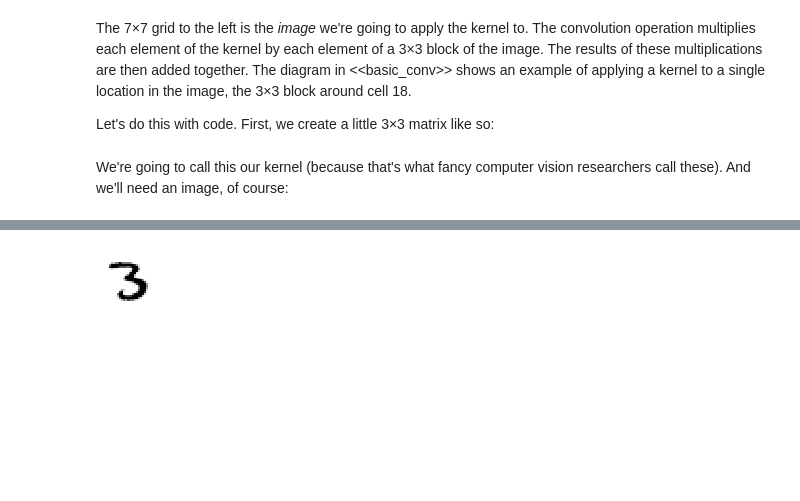
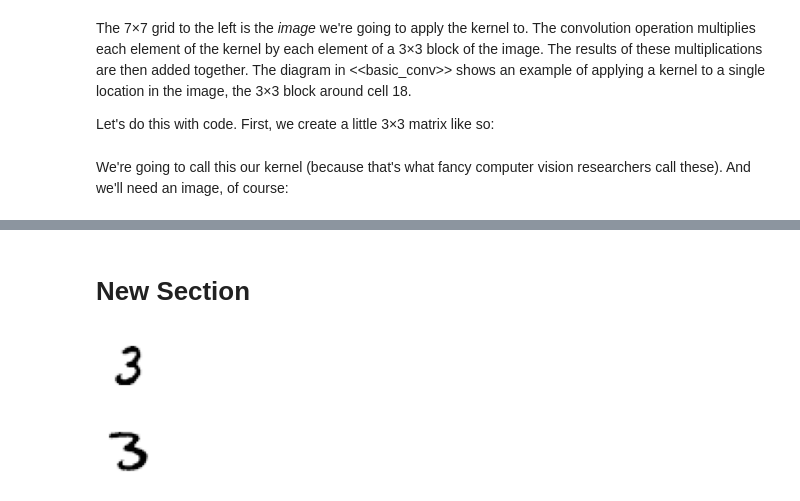
Before and after one commit to rmartimarly/teaching_misc, a Jupyter notebook: AIML_13_convolutions.ipynb, the cells around one changed output, grey strips where cells are left out. Cells and saved outputs as stored; diff of their text form; code cells hidden in the pictures; blank space fills up the shorter version.

```diff
--- a/AIML_13_convolutions.ipynb
+++ b/AIML_13_convolutions.ipynb
@@ -48,6 +82,13 @@ path = untar_data(URLs.MNIST_SAMPLE)
+# %% [markdown]
+# New Section
 # %%
 #hide
 Path.BASE_PATH = path
+# %%
+im3 = Image.open(path/'train'/'3'/'3323.png')
+show_image(im3);
+# %% [output]
+[figure, added]
 # %%
 im3 = Image.open(path/'train'/'3'/'12.png')
 show_image(im3);
```
Also changed, not shown: parts of 33 cells of this notebook.
